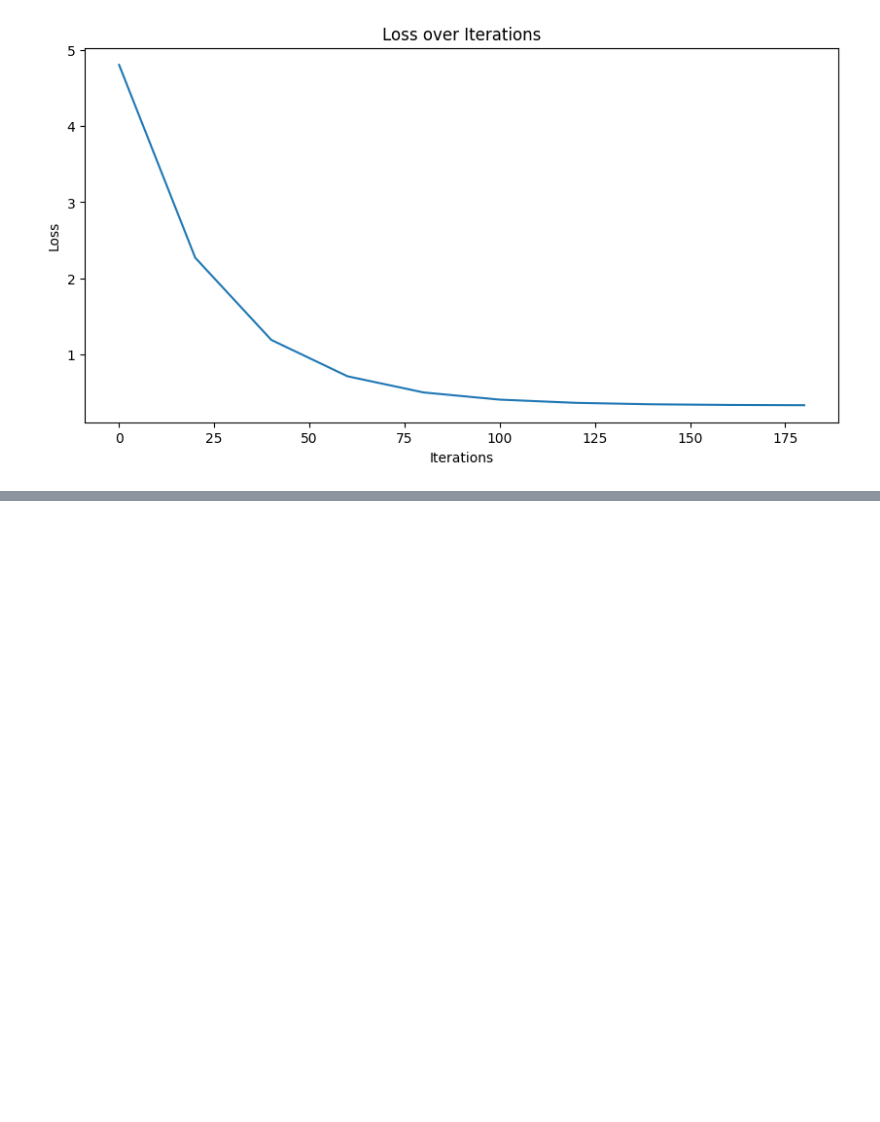
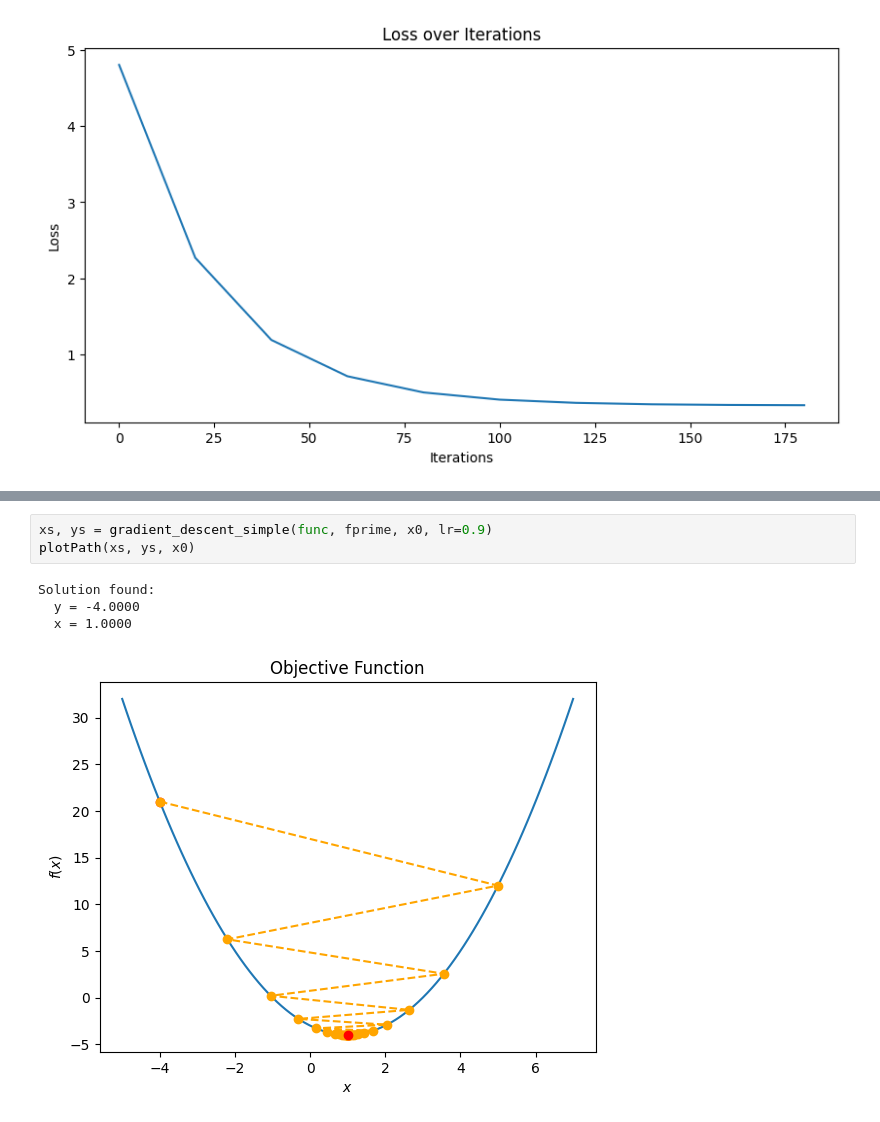
Before and after one commit to neeyatlotlikar/semester3, a Jupyter notebook: OTML/gradient_descent.ipynb, the cells around one changed output, grey strips where cells are left out. Cells and saved outputs as stored; diff of their text form; blank space fills up the shorter version.

```diff
--- a/OTML/gradient_descent.ipynb
+++ b/OTML/gradient_descent.ipynb
@@ -189,0 +258,8 @@ plt.show()
+# %%
+xs, ys = gradient_descent_simple(func, fprime, x0, lr=0.9)
+plotPath(xs, ys, x0)
+# %% [output]
+Solution found:
+  y = -4.0000
+  x = 1.0000
+[figure, added]
```
Also changed, not shown: parts of 24 cells of this notebook, 3 other files.
